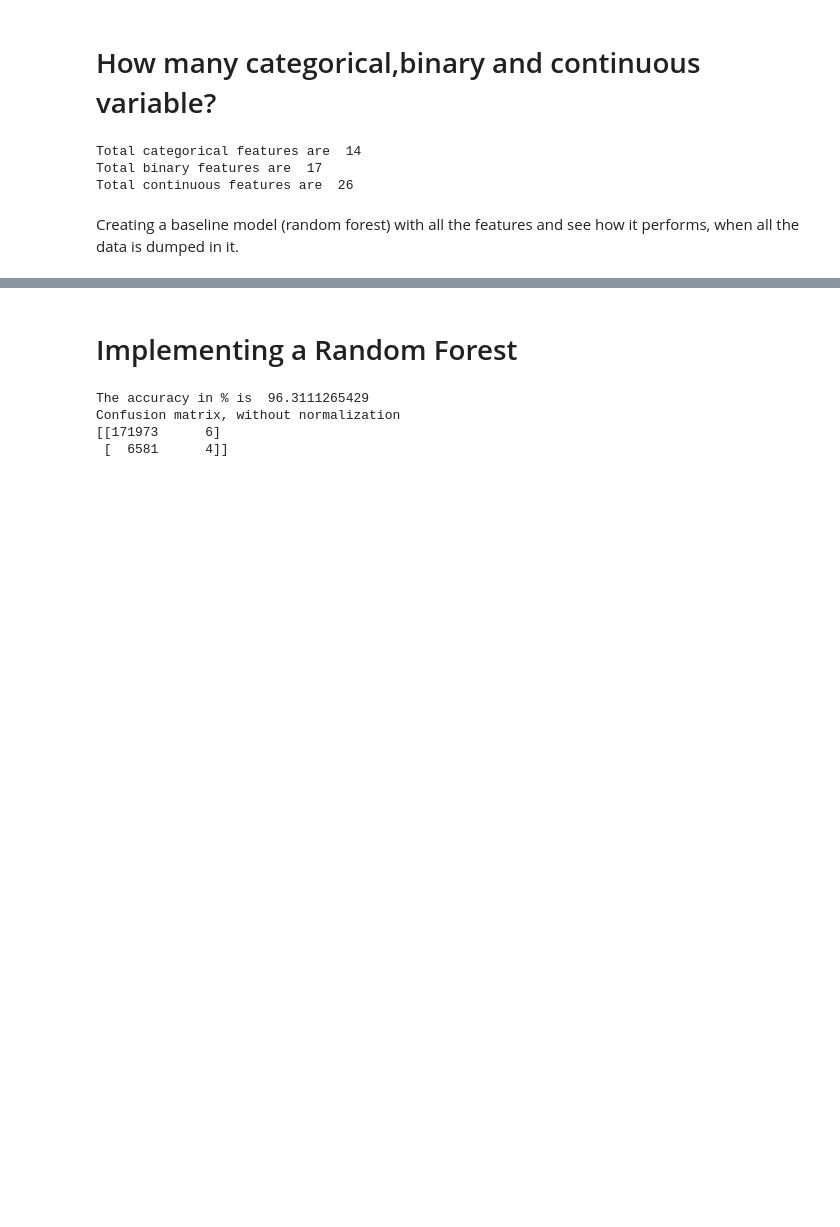
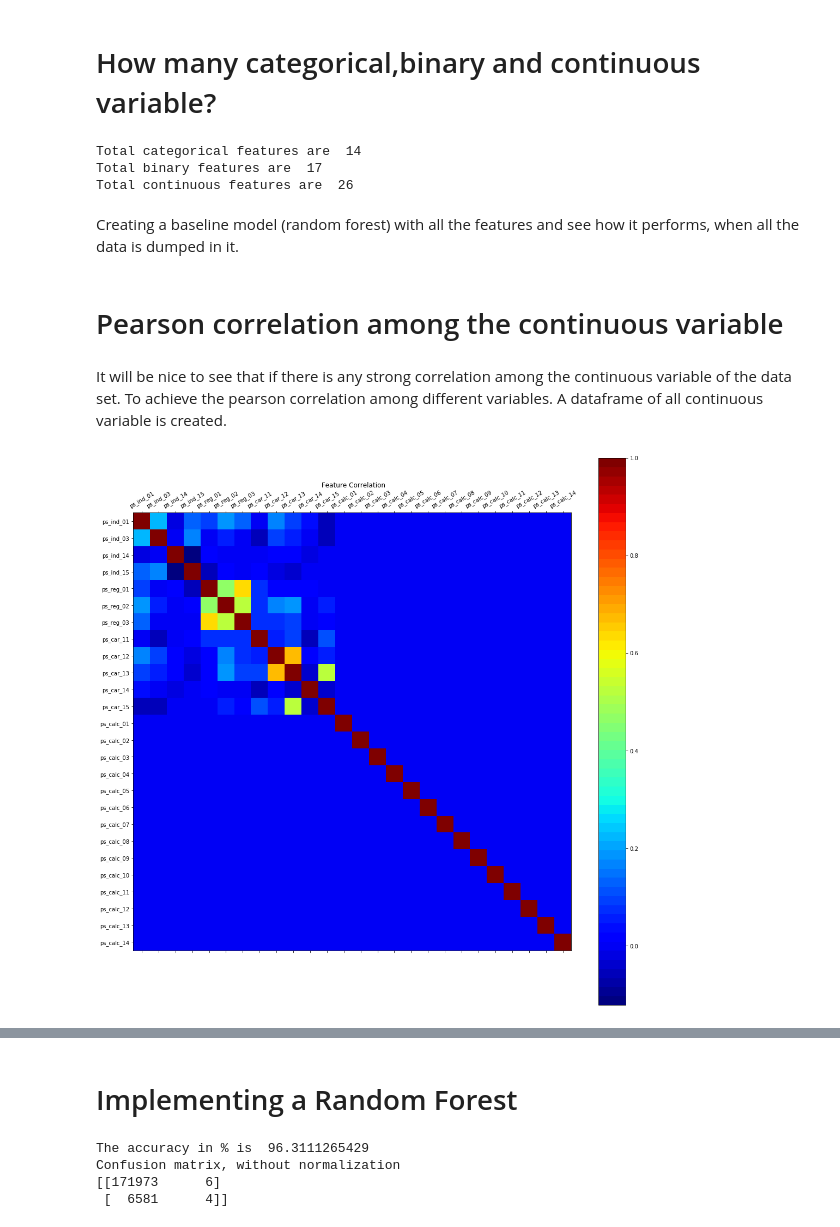
Before and after one commit to ayusmittal/SpringBoard-Projects, a Jupyter notebook: CapStone-Project-2/Final_Machine_Learning-Porto-Seguro-Data-Set.ipynb, the cells around one changed output, grey strips where cells are left out. Drawn from its saved outputs; the diff is of its cells as text; code cells hidden in the pictures; blank space fills up the shorter version.

```diff
--- a/CapStone-Project-2/Final_Machine_Learning-Porto-Seguro-Data-Set.ipynb
+++ b/CapStone-Project-2/Final_Machine_Learning-Porto-Seguro-Data-Set.ipynb
@@ -144,3 +144,24 @@ Total binary features are  17
 Total continuous features are  26
 # %% [markdown]
 Creating a baseline model (random forest) with all the features and see how it performs, when all the data is dumped in it.
+# %% [markdown]
+# Pearson correlation among the continuous variable
+# %% [markdown]
+It will be nice to see that if there is any strong correlation among the continuous variable of the data set. To achieve the pearson correlation among different variables. A dataframe of all continuous variable is created.
+# %%
+continuousdf = df[continuous_features]
+xps = continuousdf.corr()
+cmap = cm.get_cmap('jet', 60)
+plt.figure(figsize=(18,18))
+plt.matshow(xps, cmap=cmap, fignum =1)
+clb = plt.colorbar()
+#clb.ax.set_title('This is a title')
+columns = list(xps)
+x_pos = np.arange(len(columns))
+y_pos = np.arange(len(columns))
+plt.title(' Feature Correlation')
+plt.yticks(y_pos,columns)
+plt.xticks(x_pos,columns, rotation = 30)
+plt.show()
+# %% [output]
+[figure, added]
```
Also changed, not shown: parts of 17 cells of this notebook.
